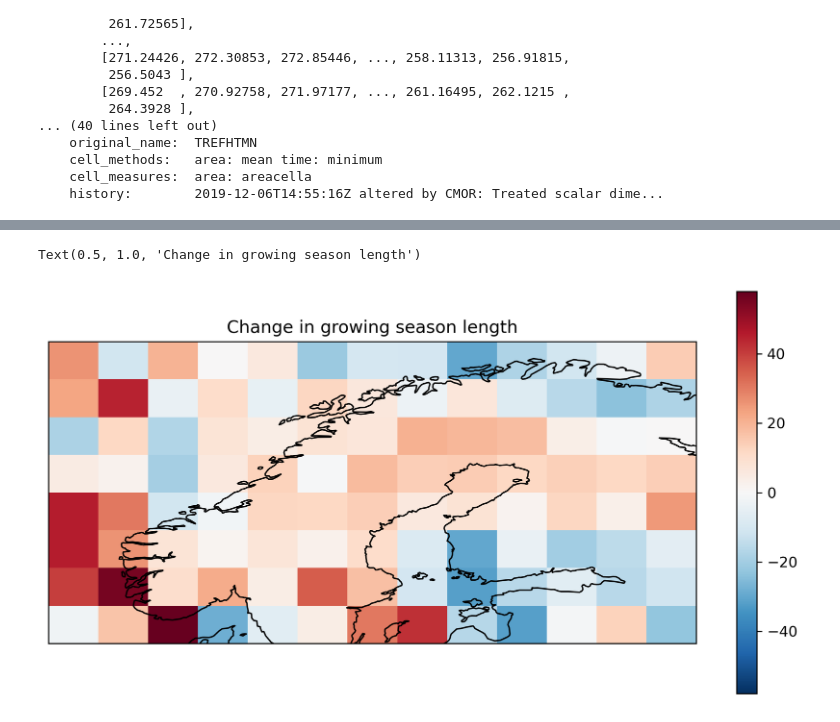
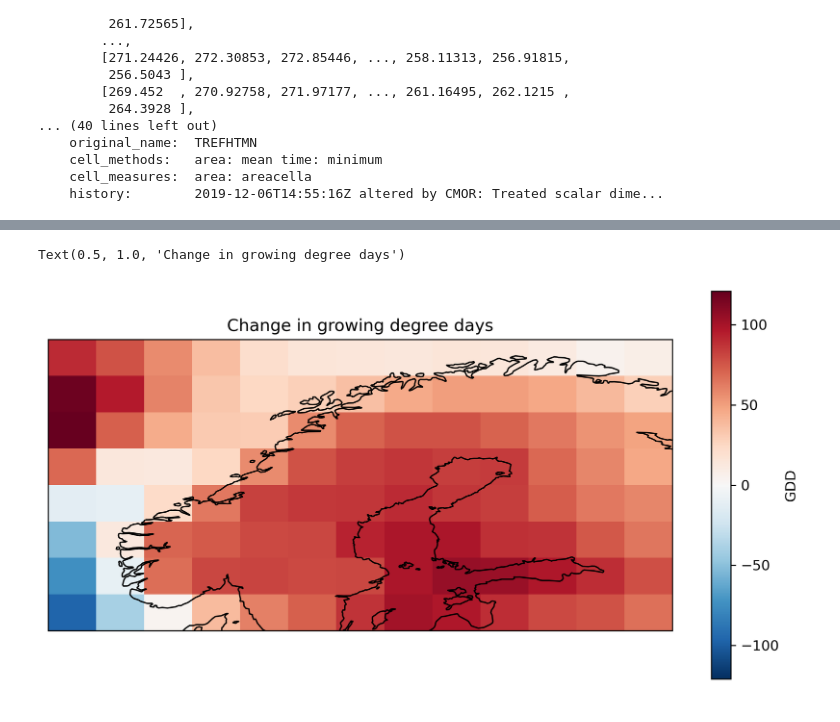
Before and after one commit to astridbg/T3_decision_tools, a Jupyter notebook: growing_degree_days.ipynb, the cells around one changed output, grey strips where cells are left out. Cells and saved outputs as stored; diff of their text form; code cells hidden in the pictures.

```diff
--- a/growing_degree_days.ipynb
+++ b/growing_degree_days.ipynb
@@ -216,12 +165,12 @@ Attributes:
 # %%
-GSL_Norway = xr.open_dataarray("GSL_Norway_NorESM2.nc")
+ds = xr.open_dataset(save_folder+variable_name+'_'+area_name+'_'+model_scenario_name+'.nc')
 fig = plt.figure(1, figsize=(10,5),dpi=300)
 ax = plt.subplot(1,1,1, projection=ccrs.PlateCarree())
-diff = da.isel(time=slice(20,40)).mean("time") - da.isel(time=slice(0,20)).mean("time")
+diff = ds[variable_name].isel(time=slice(20,40)).mean("time") - ds[variable_name].isel(time=slice(0,20)).mean("time")
 map = diff.plot(ax=ax,
                 transform=ccrs.PlateCarree())
 ax.coastlines()
-ax.set_title("Change in growing season length")
+ax.set_title("Change in growing degree days")
 # %% [output]
-Text(0.5, 1.0, 'Change in growing season length')
+Text(0.5, 1.0, 'Change in growing degree days')
-[figure, old version]
+[figure, new version]
```
Also changed, not shown: parts of 10 cells of this notebook.
